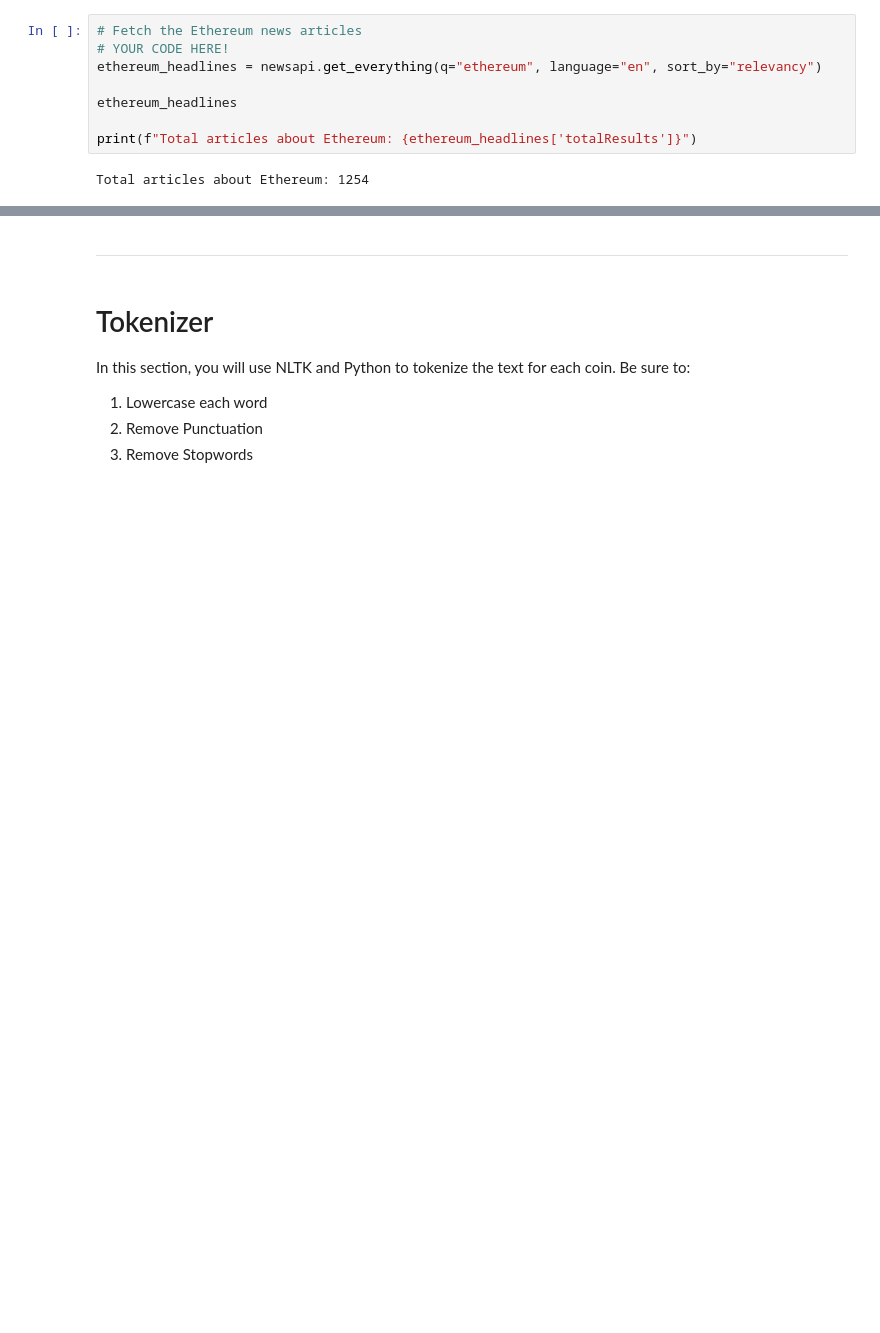
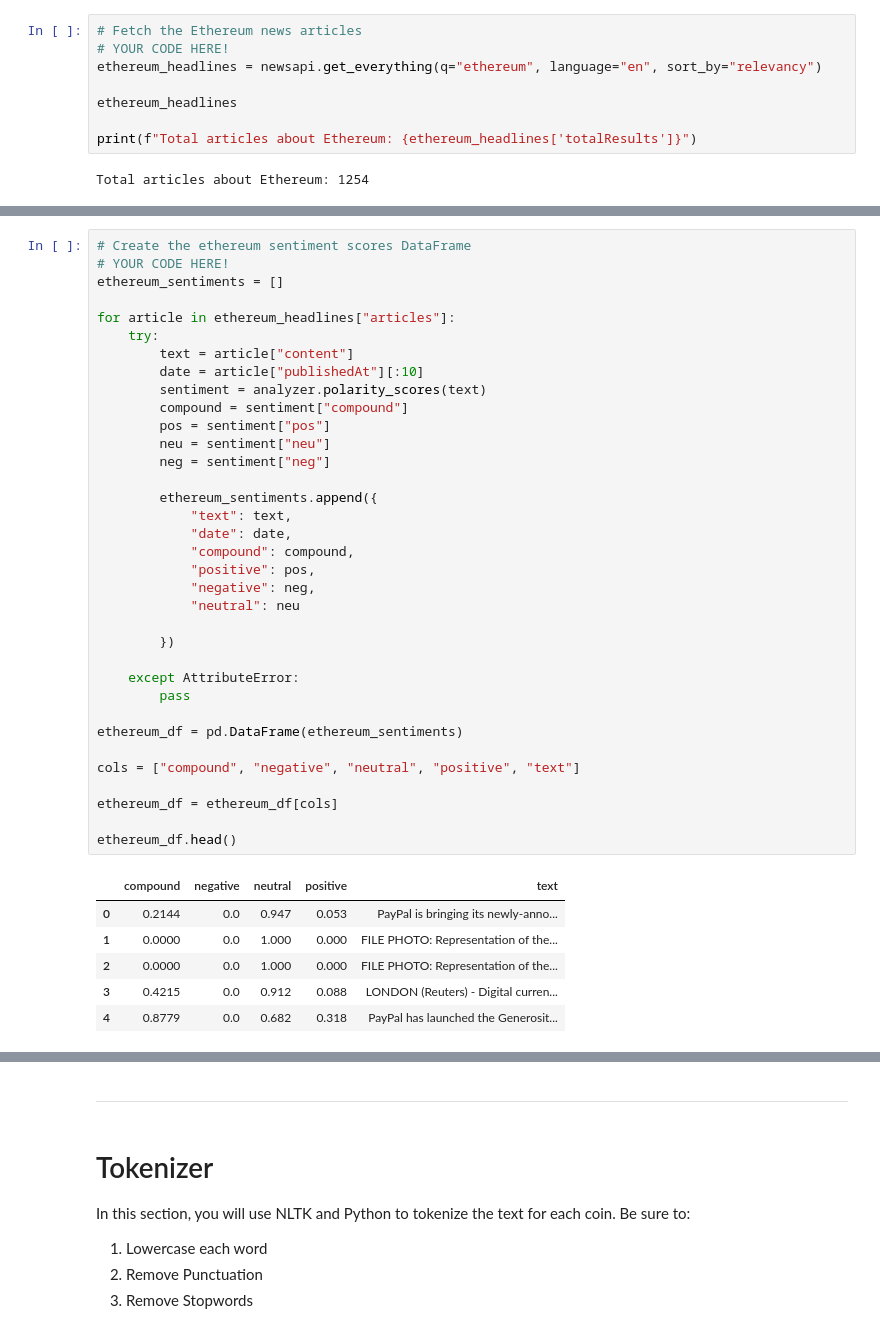
Before and after one commit to jorgeabud/NPL_homework, a Jupyter notebook: Starter_Code/crypto_sentiment.ipynb, the cells around one changed output, grey strips where cells are left out. Saved outputs shown, nothing was run; the diff lists cells and outputs as text; blank space fills up the shorter version.

```diff
--- a/Starter_Code/crypto_sentiment.ipynb
+++ b/Starter_Code/crypto_sentiment.ipynb
@@ -50 +92,43 @@ Total articles about Ethereum: 1254
+# %%
+# Create the ethereum sentiment scores DataFrame
+# YOUR CODE HERE!
+ethereum_sentiments = []
+
+for article in ethereum_headlines["articles"]:
+    try:
+        text = article["content"]
+        date = article["publishedAt"][:10]
+        sentiment = analyzer.polarity_scores(text)
+        compound = sentiment["compound"]
+        pos = sentiment["pos"]
+        neu = sentiment["neu"]
+        neg = sentiment["neg"]
+
+        ethereum_sentiments.append({
+            "text": text,
+            "date": date,
+            "compound": compound,
+            "positive": pos,
+            "negative": neg,
+            "neutral": neu
+
+        })
+
+    except AttributeError:
+        pass
+
+ethereum_df = pd.DataFrame(ethereum_sentiments)
+
+cols = ["compound", "negative", "neutral", "positive", "text"]
+
+ethereum_df = ethereum_df[cols]
+
+ethereum_df.head()
+# %% [output]
+|  | compound | negative | neutral | positive | text |
+| 0 | 0.2144 | 0.0 | 0.947 | 0.053 | PayPal is bringing its newly-anno... |
+| 1 | 0.0000 | 0.0 | 1.000 | 0.000 | FILE PHOTO: Representation of the... |
+| 2 | 0.0000 | 0.0 | 1.000 | 0.000 | FILE PHOTO: Representation of the... |
+| 3 | 0.4215 | 0.0 | 0.912 | 0.088 | LONDON (Reuters) - Digital curren... |
+| 4 | 0.8779 | 0.0 | 0.682 | 0.318 | PayPal has launched the Generosit... |
 # %%
```
Also changed, not shown: parts of 6 cells of this notebook.
